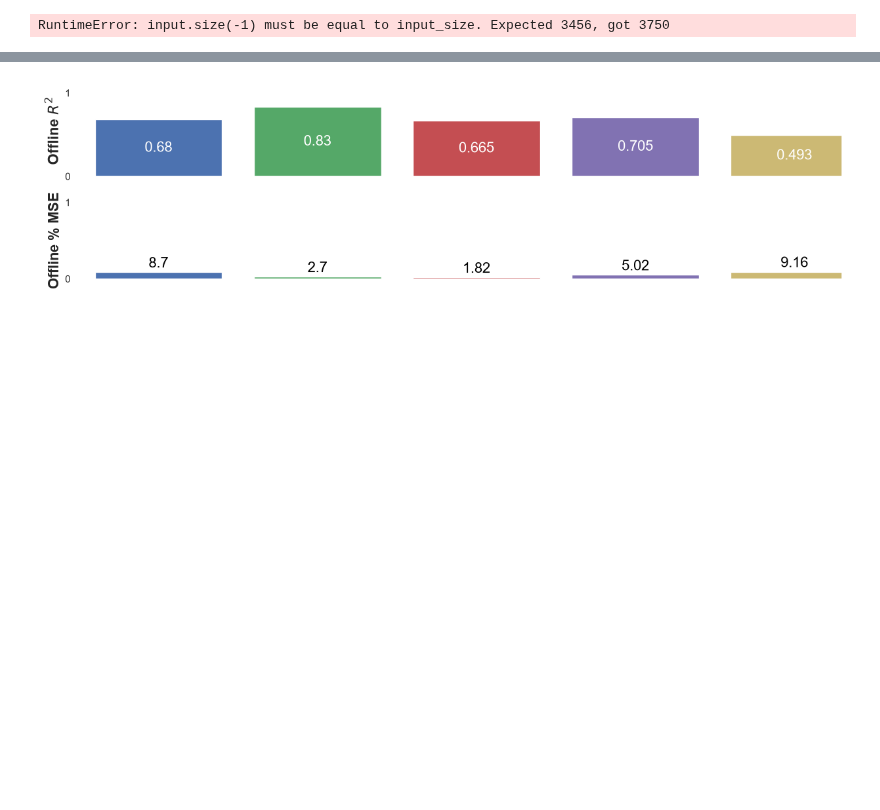
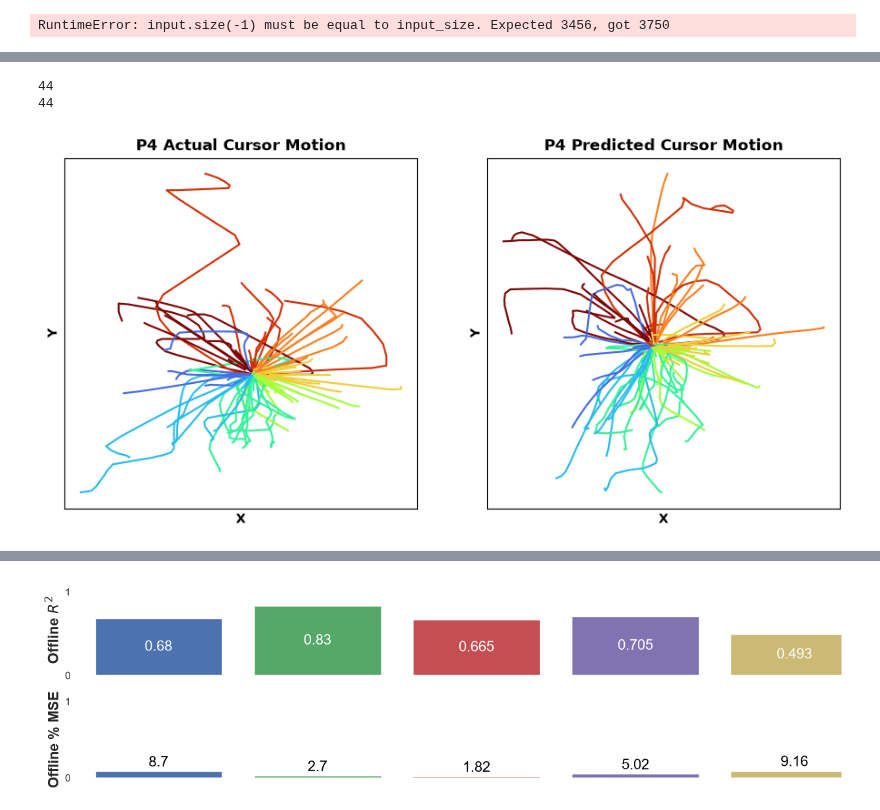
Before and after one commit to cronelab/Layer7, a Jupyter notebook: Notebooks/OfflineResults.ipynb, the cells around one changed output, grey strips where cells are left out. Cells and saved outputs as stored; diff of their text form; code cells hidden in the pictures; blank space fills up the shorter version.

```diff
--- a/Notebooks/OfflineResults.ipynb
+++ b/Notebooks/OfflineResults.ipynb
@@ -205,0 +282,4 @@ R2 0.5898670554161072
+# %%
+# load data
+config = Config(5)
+train_loader, valid_loader, test_loader = get_dataloaders(config)
@@ -205,0 +347,2 @@ R2 0.5898670554161072
+# %%
+tgts5, preds5 = CNN3D_predict(model, test_loader)
@@ -246,0 +568,35 @@ RuntimeError: input.size(-1) must be equal to input_size. Expected 3456, got 375
+# %%
+trial_data = p5u.split_preprocessed_pn(tgts5, preds5, thrsh = 0.02,plot_thrsh=False)
+# %%
+fix,ax = plt.subplots(1,2, figsize = (11,5))
+
+
+for trial in range(trial_data['num_trials']):
+    ## manually remove bad splits
+    if(trial == 44):
+        print(trial)
+    else:
+        ax[0].plot(  trial_data['x_values'][trial],trial_data['y_values'][trial], color=color_list[ trial_data['angle_bins'][trial]] )
+
+    ax[0].set_title("P4 Actual Cursor Motion",fontweight = 'bold')
+    ax[0].set_xlabel("X",fontweight = 'bold')
+    ax[0].set_ylabel("Y",fontweight = 'bold')
+    ax[0].set_xticks([])
+    ax[0].set_yticks([])
+
+for trial in range(trial_data['num_trials']):
+    ## manguall remove bad splits
+    if(trial == 44 ):
+        print(trial)
+    else:
+        ax[1].plot(  trial_data['x_hat_values'][trial],trial_data['y_hat_values'][trial], color=color_list[ trial_data['angle_bins'][trial]] )
+
+    ax[1].set_title("P4 Predicted Cursor Motion", fontweight = 'bold')
+    ax[1].set_xlabel("X",fontweight = 'bold')
+    ax[1].set_ylabel("Y",fontweight = 'bold')
+    ax[1].set_xticks([])
+    ax[1].set_yticks([])
+# %% [output]
+44
+44
+[figure, added]
```
Also changed, not shown: parts of 35 cells of this notebook, 48 other files.
